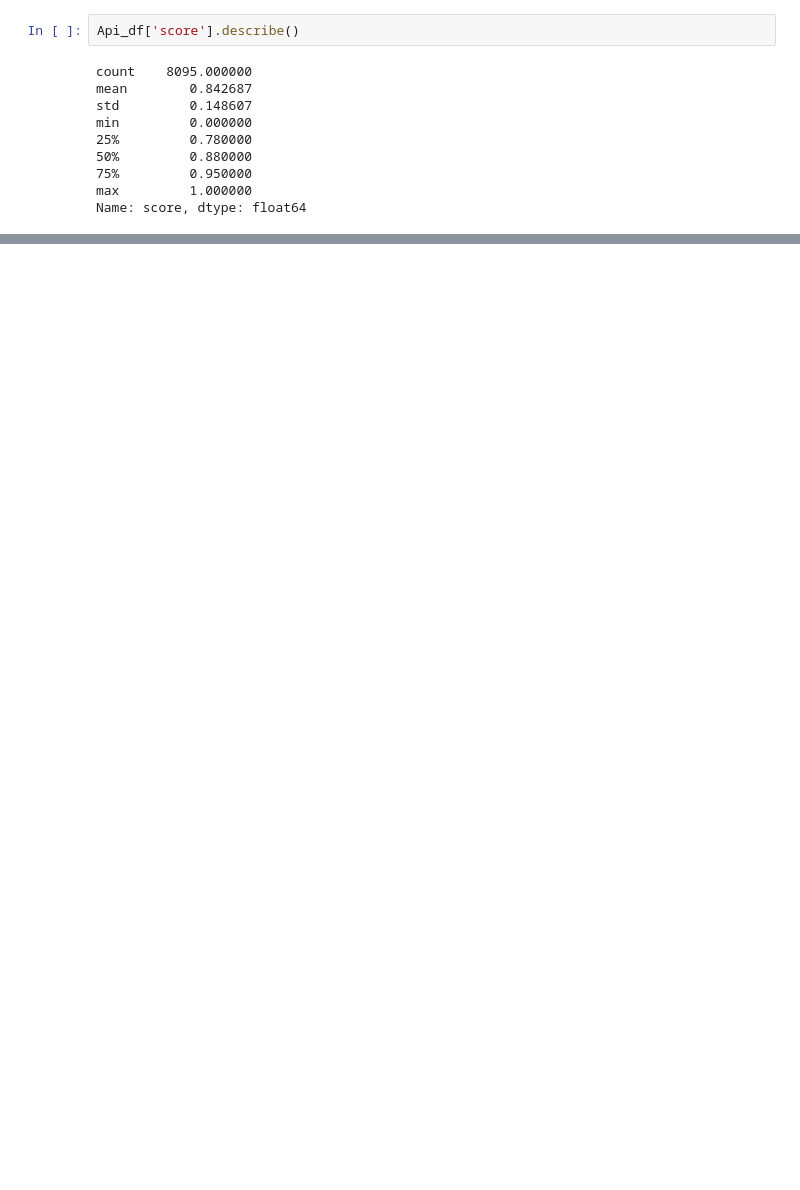
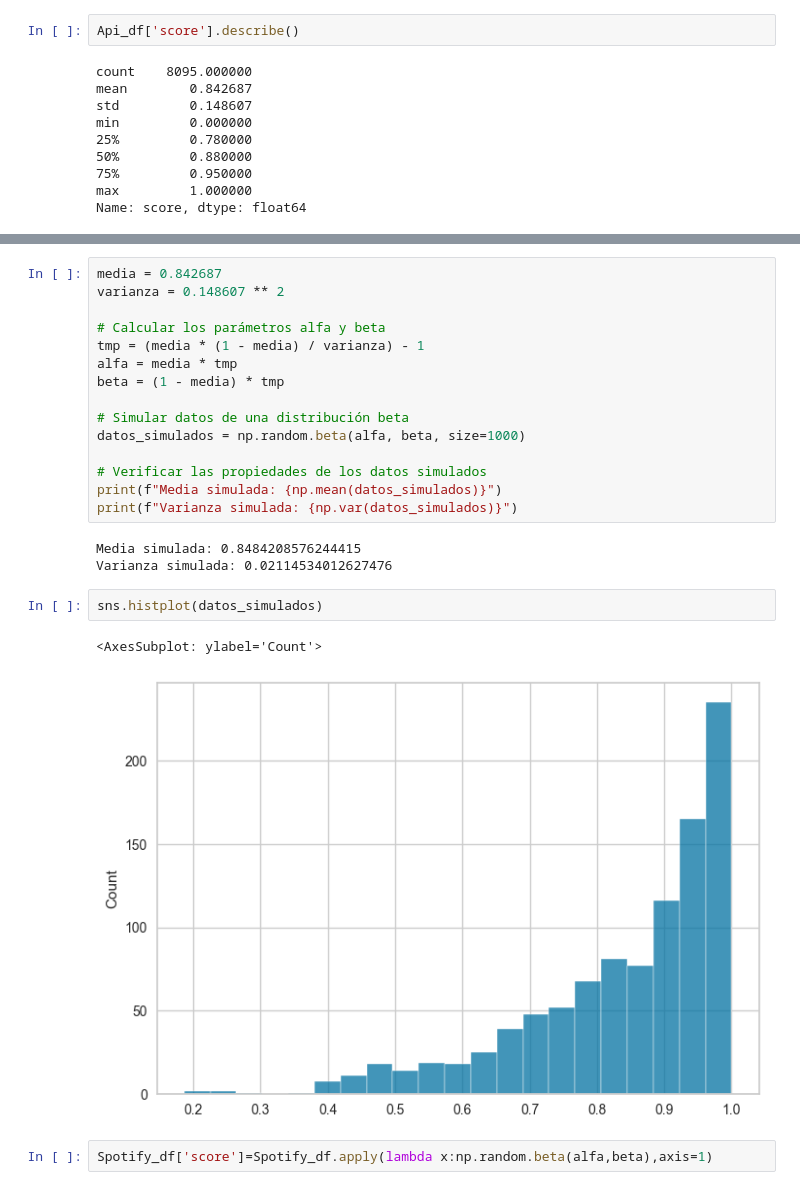
Before and after one commit to chainReactionCol/newRep, a Jupyter notebook: Ev_ML_Sanchez_Ruiz.ipynb, the cells around one changed output, grey strips where cells are left out. Saved outputs shown, nothing was run; the diff lists cells and outputs as text; blank space fills up the shorter version.

```diff
--- a/Ev_ML_Sanchez_Ruiz.ipynb
+++ b/Ev_ML_Sanchez_Ruiz.ipynb
@@ -108,0 +179,25 @@ Max: 1.0
+# %%
+media = 0.842687
+varianza = 0.148607 ** 2
+
+# Calcular los parámetros alfa y beta
+tmp = (media * (1 - media) / varianza) - 1
+alfa = media * tmp
+beta = (1 - media) * tmp
+
+# Simular datos de una distribución beta
+datos_simulados = np.random.beta(alfa, beta, size=1000)
+
+# Verificar las propiedades de los datos simulados
+print(f"Media simulada: {np.mean(datos_simulados)}")
+print(f"Varianza simulada: {np.var(datos_simulados)}")
+# %% [output]
+Media simulada: 0.8484208576244415
+Varianza simulada: 0.02114534012627476
+# %%
+sns.histplot(datos_simulados)
+# %% [output]
+<AxesSubplot: ylabel='Count'>
+[figure, added]
+# %%
+Spotify_df['score']=Spotify_df.apply(lambda x:np.random.beta(alfa,beta),axis=1)
```
Also changed, not shown: parts of 7 cells of this notebook.
